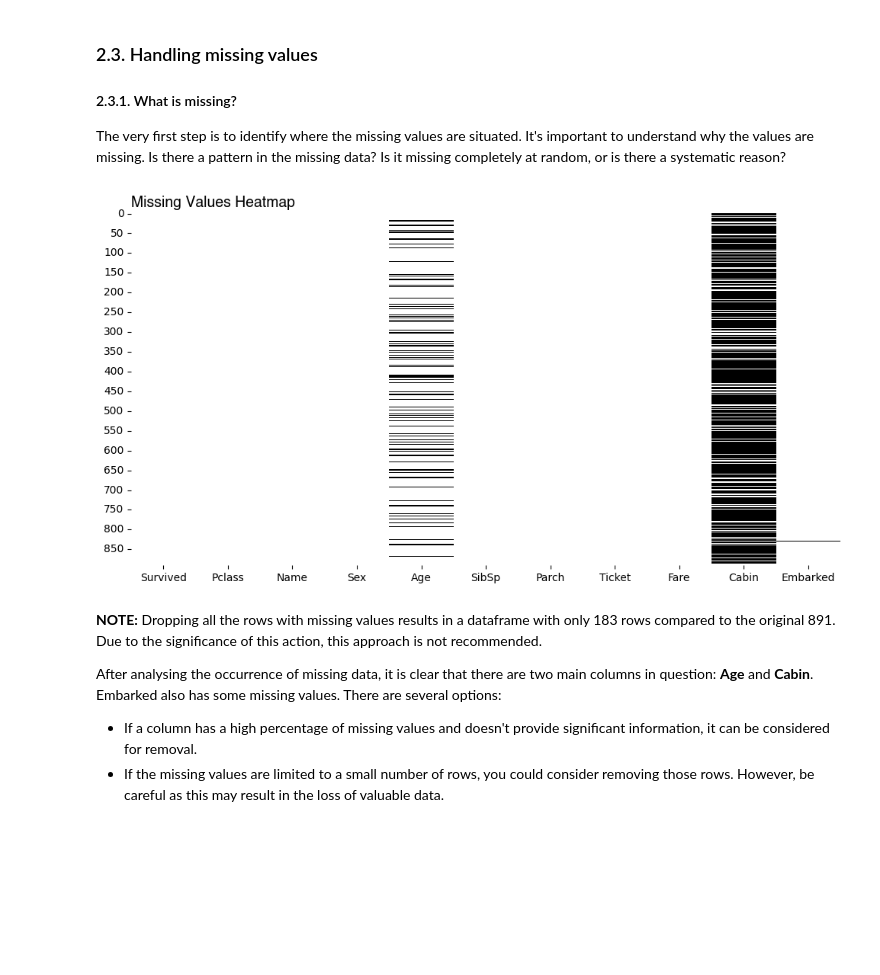
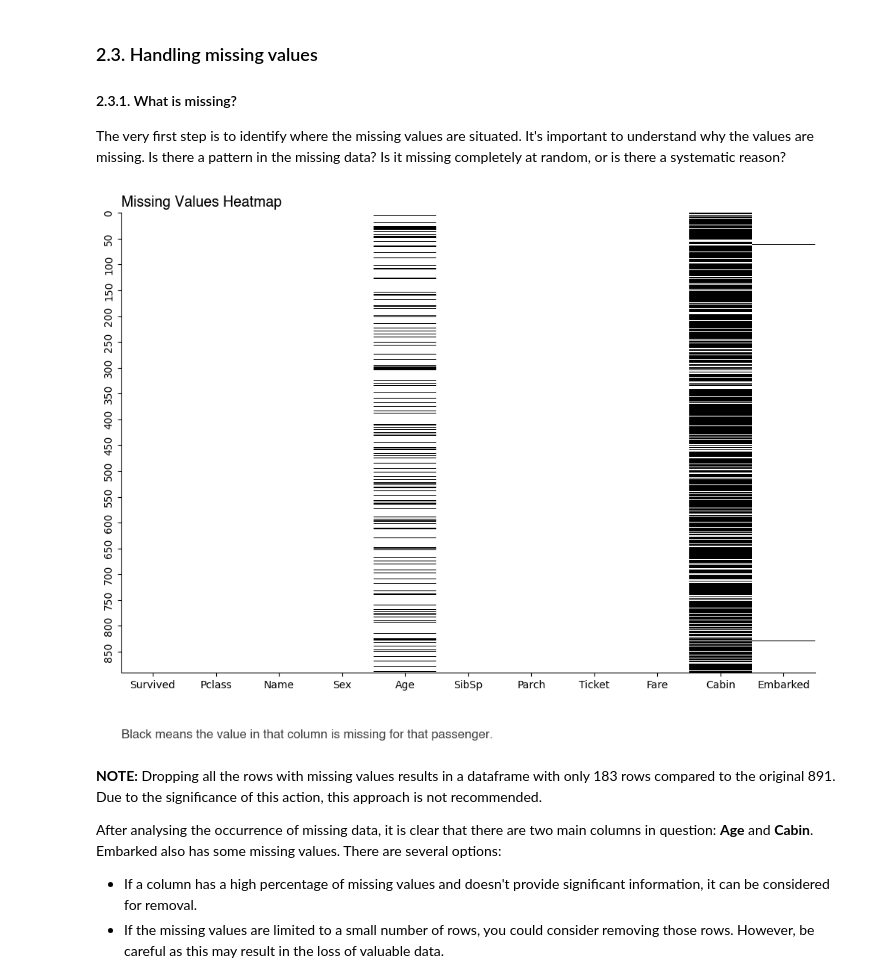
Before and after one commit to n3ur0mancer/kaggle_titanic_competition, a Jupyter notebook: titanic_comp_full.ipynb, the cells around one changed output. Drawn from its saved outputs; the diff is of its cells as text; code cells hidden in the pictures; blank space fills up the shorter version.

Commit message:
Updated heatmap plot

```diff
--- a/titanic_comp_full.ipynb
+++ b/titanic_comp_full.ipynb
@@ -143,13 +143,18 @@ t_df_dropped = t_df.drop(['PassengerId'], axis=1)
 The very first step is to identify where the missing values are situated. It's important to understand why the values are missing. Is there a pattern in the missing data? Is it missing completely at random, or is there a systematic reason?
 # %%
 # Create a heatmap of missing values
-plt.figure(figsize=(12, 6))
-sns.axes_style('axes.spines.left': True,'axes.spines.bottom': True,)
+plt.figure(figsize=(12, 8))
+
 sns.heatmap(t_df_dropped.isnull(), cmap="binary", cbar=False, yticklabels=50)
+sns.despine(left=False, bottom=False)
 title = plt.title("Missing Values Heatmap", loc="left", fontname="Helvetica", fontsize=14)
+
+description = "Black means the value in that column is missing for that passenger."
+plt.figtext(0.125, 0, description, ha="left",  fontname="Helvetica", fontsize=12, color='#404040')
+
 plt.show()
 # %% [output]
-[figure, old version]
+[figure, new version]
 # %% [markdown]
 **NOTE:** Dropping all the rows with missing values results in a dataframe with only 183 rows compared to the original 891. Due to the significance of this action, this approach is not recommended.
 
```
